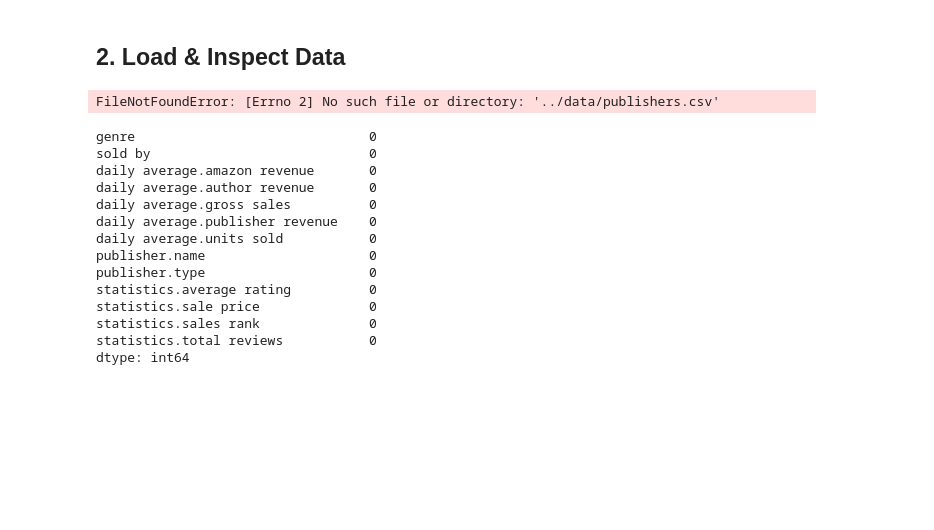
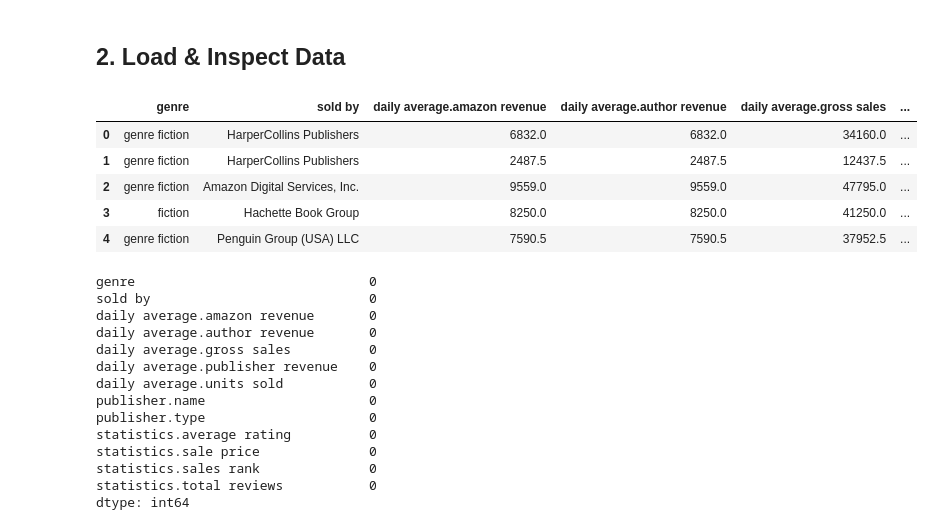
Before and after one commit to Horde92617/amazon-ebook-analysis, a Jupyter notebook: notebooks/analysis.ipynb, the cells around one changed output. Saved outputs shown, nothing was run; the diff lists cells and outputs as text; code cells hidden in the pictures; blank space fills up the shorter version.

```diff
--- a/notebooks/analysis.ipynb
+++ b/notebooks/analysis.ipynb
@@ -19,11 +21,16 @@ from scipy import stats
 # %% [markdown]
 ## 2. Load & Inspect Data
 # %%
-df = pd.read_csv('../data/publishers.csv')
+df = pd.read_csv('../data/raw/publishers.csv')
 
 df.head()
 # %% [output]
-FileNotFoundError: [Errno 2] No such file or directory: '../data/publishers.csv'
+|  | genre | sold by | daily average.amazon revenue | daily average.author revenue | daily average.gross sales | ... |
+| 0 | genre fiction | HarperCollins Publishers | 6832.0 | 6832.0 | 34160.0 | ... |
+| 1 | genre fiction | HarperCollins Publishers | 2487.5 | 2487.5 | 12437.5 | ... |
+| 2 | genre fiction | Amazon Digital Services, Inc. | 9559.0 | 9559.0 | 47795.0 | ... |
+| 3 | fiction | Hachette Book Group | 8250.0 | 8250.0 | 41250.0 | ... |
+| 4 | genre fiction | Penguin Group (USA) LLC | 7590.5 | 7590.5 | 37952.5 | ... |
 # %%
 # Check for missing values
 print(df.isnull().sum())
```
Also changed, not shown: parts of 4 cells of this notebook, 2 other files.
